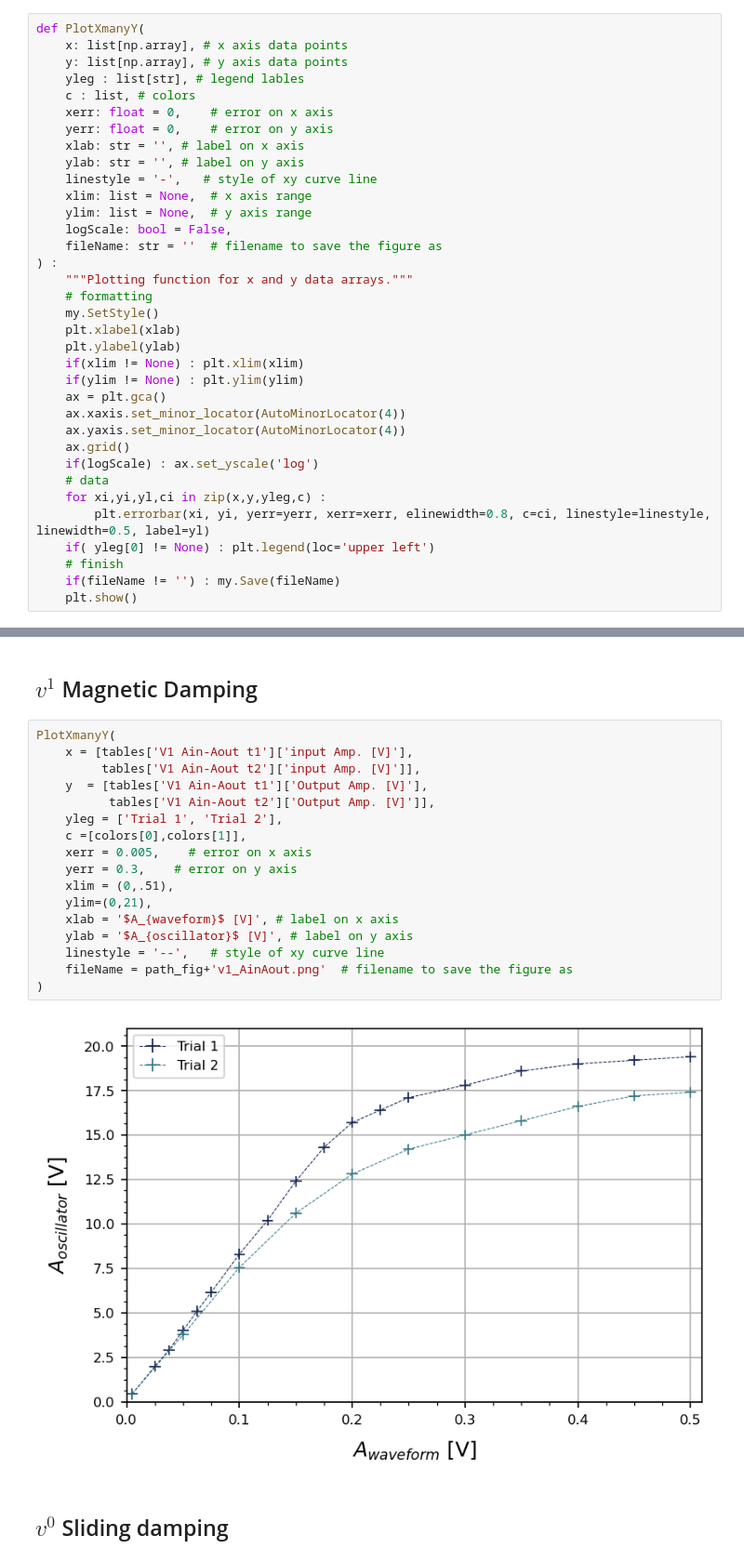
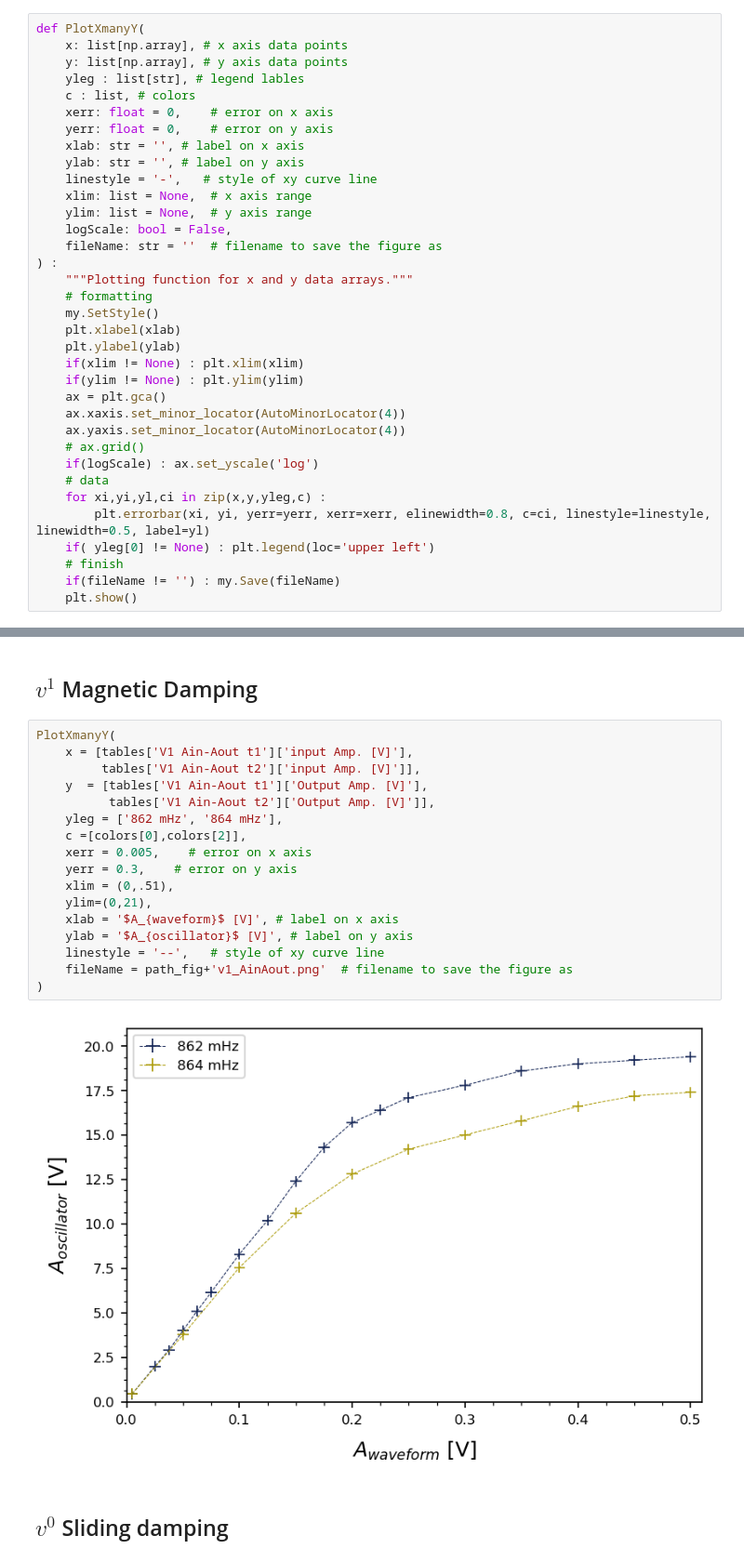
Before and after one commit to parallax-xallaraq/PHSX616, a Jupyter notebook: Lab3 - Torsional Oscillator/Code/Basic.ipynb, the cells around one changed output, grey strips where cells are left out. Shown at 93% size. Cells and saved outputs as stored; diff of their text form.

```diff
--- a/Lab3 - Torsional Oscillator/Code/Basic.ipynb
+++ b/Lab3 - Torsional Oscillator/Code/Basic.ipynb
@@ -68,7 +68,7 @@ def PlotXmanyY(
     ax = plt.gca()
     ax.xaxis.set_minor_locator(AutoMinorLocator(4))
     ax.yaxis.set_minor_locator(AutoMinorLocator(4))
-    ax.grid()
+    # ax.grid()
     if(logScale) : ax.set_yscale('log')
     # data
     for xi,yi,yl,ci in zip(x,y,yleg,c) :
@@ -103,22 +103,22 @@ PlotXmanyY(
 # %%
 PlotXmanyY(
     x = [tables['V1 Ain-Aout t1']['input Amp. [V]'],
          tables['V1 Ain-Aout t2']['input Amp. [V]']],
     y  = [tables['V1 Ain-Aout t1']['Output Amp. [V]'],
           tables['V1 Ain-Aout t2']['Output Amp. [V]']],
-    yleg = ['Trial 1', 'Trial 2'],
-    c =[colors[0],colors[1]],
+    yleg = ['862 mHz', '864 mHz'],
+    c =[colors[0],colors[2]],
     xerr = 0.005,    # error on x axis
     yerr = 0.3,    # error on y axis
     xlim = (0,.51),
     ylim=(0,21),
     xlab = '$A_{waveform}$ [V]', # label on x axis
     ylab = '$A_{oscillator}$ [V]', # label on y axis
     linestyle = '--',   # style of xy curve line
     fileName = path_fig+'v1_AinAout.png'  # filename to save the figure as
 )
 # %% [output]
-[figure, old version]
+[figure, new version]
 # %% [markdown]
 ## $v^0$ Sliding damping
 # %%
```
Also changed, not shown: parts of 3 cells of this notebook, 7 other files.
